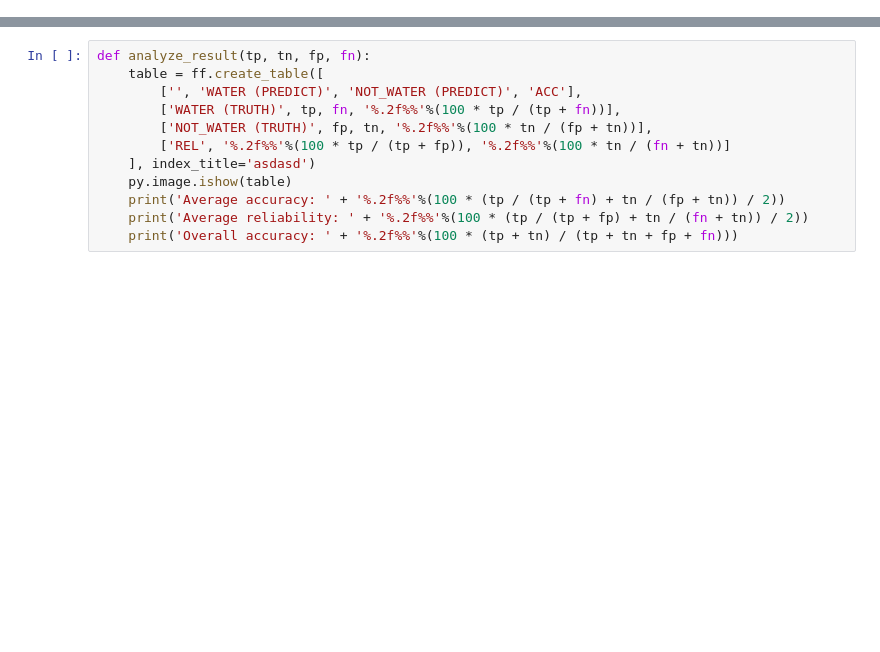
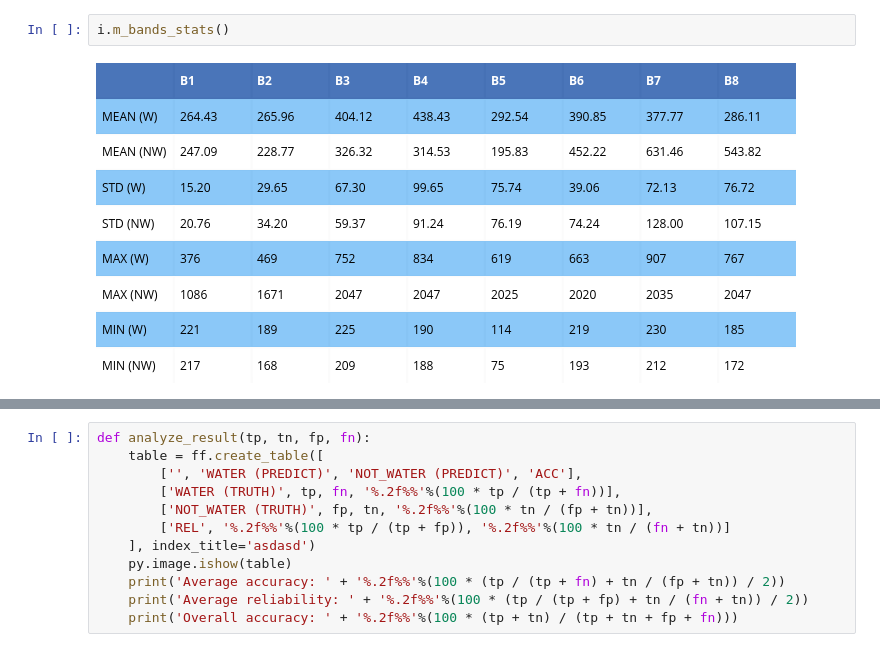
Before and after one commit to junjchen/jarvis, a Jupyter notebook: water_body_extraction/script.ipynb, the cells around one changed output, grey strips where cells are left out. Cells and saved outputs as stored; diff of their text form; blank space fills up the shorter version.

```diff
--- a/water_body_extraction/script.ipynb
+++ b/water_body_extraction/script.ipynb
@@ -85,0 +13,4 @@ i = ImageFact('6070_2_3', ['7', '8'])
+# %%
+i.m_bands_stats()
+# %% [output]
+[figure, added]
```
Also changed, not shown: parts of 30 cells of this notebook, 2 other files.
